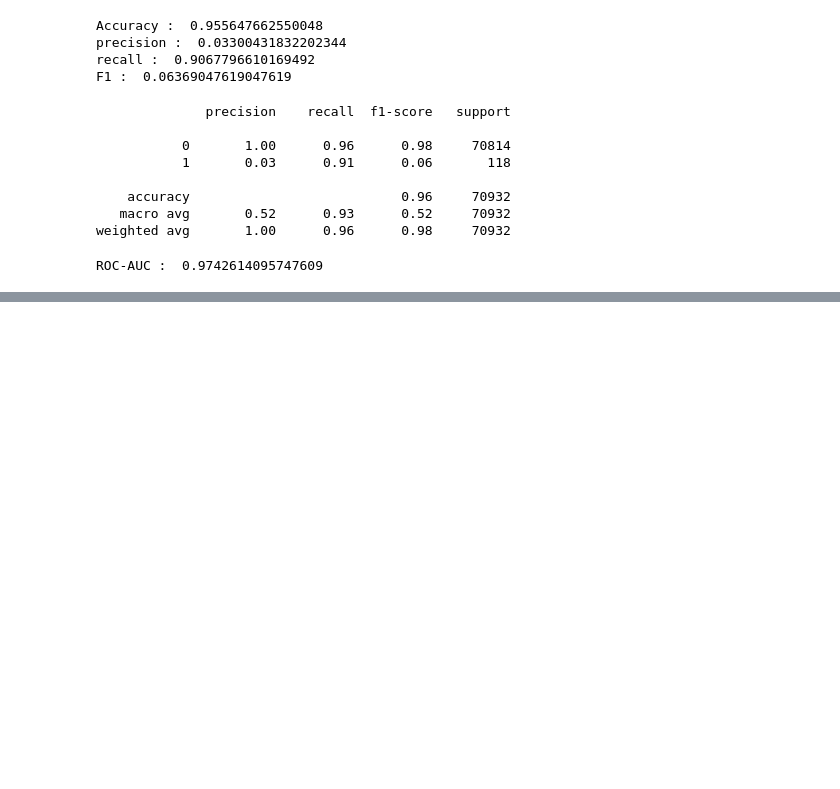
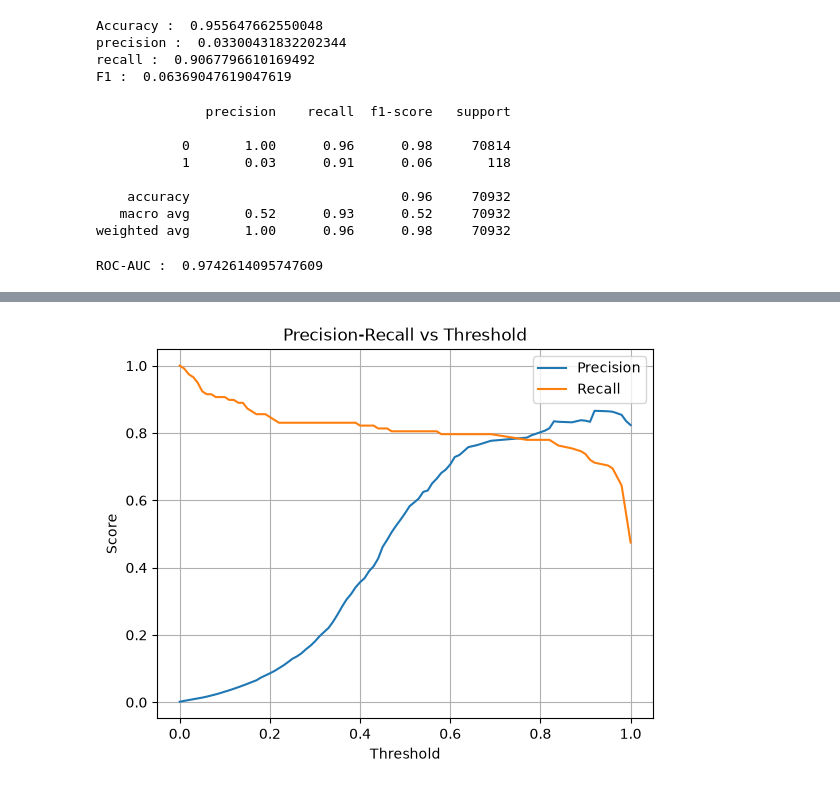
Before and after one commit to aymanzouaghi/credit-card-fraud-detection, a Jupyter notebook: notebooks/main.ipynb, the cells around one changed output, grey strips where cells are left out. Saved outputs shown, nothing was run; the diff lists cells and outputs as text; code cells hidden in the pictures; blank space fills up the shorter version.

Commit message:
Complete fraud detection model training and evaluation

```diff
--- a/notebooks/main.ipynb
+++ b/notebooks/main.ipynb
@@ -257,3 +257,7 @@ y_prob = model.predict_proba(X_test_scaled)[:, 1]
 print("ROC-AUC : ", roc_auc_score(y_test, y_prob))
 # %% [output]
 ROC-AUC :  0.9742614095747609
+# %%
+rus =RandomUnderSampler(random_state=42, sampling_strategy=0.1)
+# %%
+X_train_v2, y_train_v2 = rus.fit_resample(X_train_scaled, y_train)
@@ -259,0 +271,4 @@ ROC-AUC :  0.9742614095747609
+# %%
+from sklearn.ensemble import RandomForestClassifier
+model_v2 = RandomForestClassifier(random_state=42)
+model_v2.fit(X_train_v2, y_train_v2)
@@ -259,0 +306,21 @@ ROC-AUC :  0.9742614095747609
+# %%
+from sklearn.metrics import precision_recall_curve
+y_prob = model_v2.predict_proba(X_test_scaled)[:, 1]
+
+precision, recall, thresholds = precision_recall_curve(
+    y_test, y_prob
+)
+# %%
+import matplotlib.pyplot as plt
+
+plt.plot(thresholds, precision[:-1], label='Precision')
+plt.plot(thresholds, recall[:-1], label='Recall')
+
+plt.xlabel('Threshold')
+plt.ylabel('Score')
+plt.title('Precision-Recall vs Threshold')
+plt.legend()
+plt.grid()
+plt.show()
+# %% [output]
+[figure, added]
```
Also changed, not shown: parts of 4 cells of this notebook.
